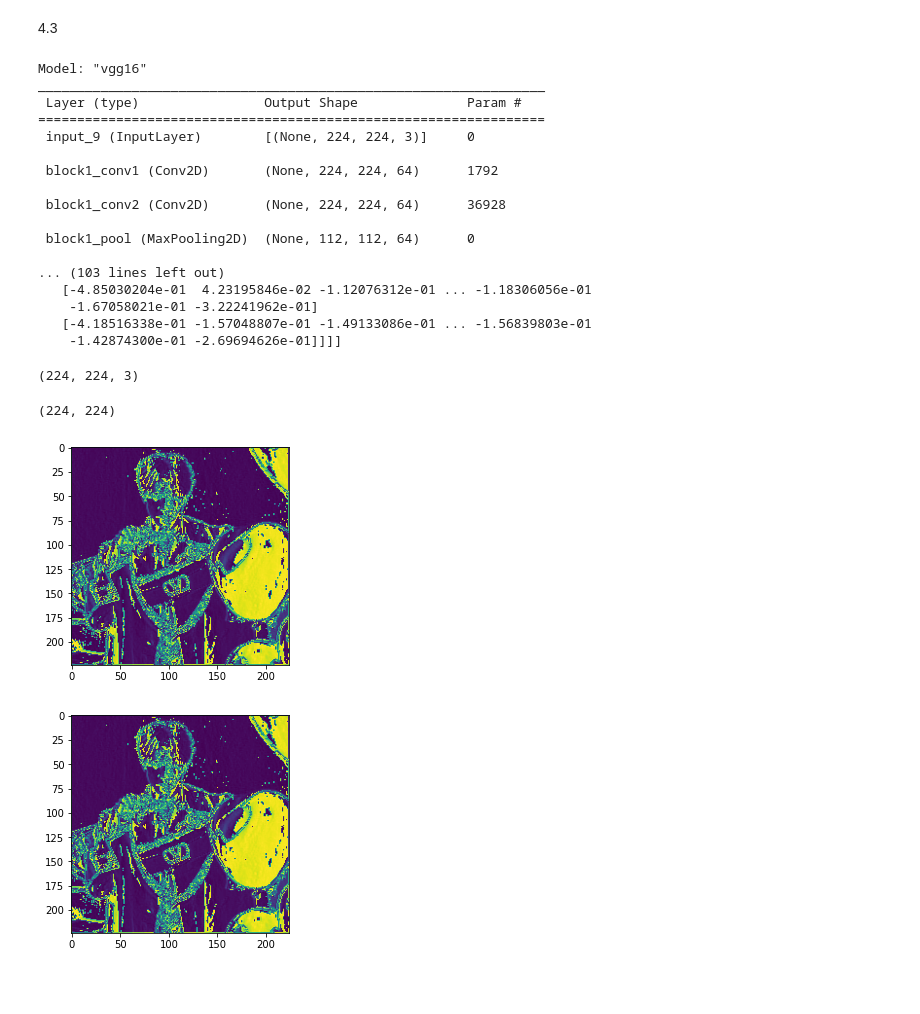
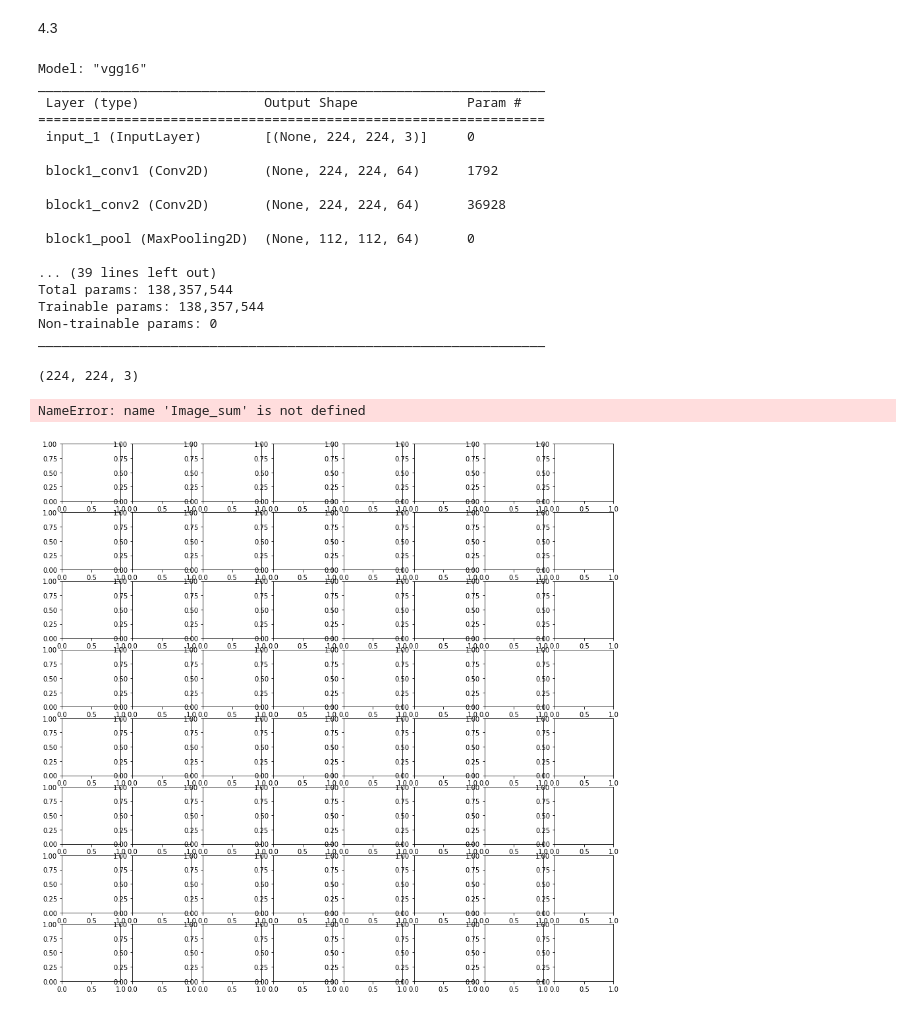
Before and after one commit to nathamon24/image-processing, a Jupyter notebook: Activity/Activity#4/kp/Lab4.3.ipynb, the cells around one changed output. Drawn from its saved outputs; the diff is of its cells as text; code cells hidden in the pictures; blank space fills up the shorter version.

```diff
--- a/Activity/Activity#4/kp/Lab4.3.ipynb
+++ b/Activity/Activity#4/kp/Lab4.3.ipynb
@@ -46,13 +51,12 @@ plt.imshow(img)
 model = VGG16()
 kernels, biases = model.layers[1].get_weights()
 model.summary()
-print(kernels)
 # %% [output]
 Model: "vgg16"
 _________________________________________________________________
  Layer (type)                Output Shape              Param #
 =================================================================
- input_9 (InputLayer)        [(None, 224, 224, 3)]     0
+ input_1 (InputLayer)        [(None, 224, 224, 3)]     0
 
  block1_conv1 (Conv2D)       (None, 224, 224, 64)      1792
 
@@ -60,34 +64,38 @@ _________________________________________________________________
 
  block1_pool (MaxPooling2D)  (None, 112, 112, 64)      0
 
-... (103 lines left out)
-   [-4.85030204e-01  4.23195846e-02 -1.12076312e-01 ... -1.18306056e-01
-    -1.67058021e-01 -3.22241962e-01]
-   [-4.18516338e-01 -1.57048807e-01 -1.49133086e-01 ... -1.56839803e-01
-    -1.42874300e-01 -2.69694626e-01]]]]
+... (39 lines left out)
+Total params: 138,357,544
+Trainable params: 138,357,544
+Non-trainable params: 0
+_________________________________________________________________
+# %%
+def relu(img):
+    height,weigth = img.shape
+    for i in range(height):
+        for j in range(weigth):
+            if img[i][j] < 0:
+                img[i][j] = 0
+    return img
 # %%
-Img_result = np.copy(img)
+Img_result = np.copy(img[0,:,:,:])
+fig, ax = plt.subplots(8, 8, figsize=(15,15))
+fig.patch.set_facecolor('white')
+col = 0
+row = 0
 for j in range(64):
     for i in range(3):
-        Img_result[: , :, i] = signal.convolve2d( img[ : , : , i], kernels[: , : , i, j] , mode='same',boundary='fill', fillvalue=0)
+        Img_result[: , :, i] = signal.convolve2d( img[ 0,: , : , i], kernels[: , : , i, j] , mode='same',boundary='fill', fillvalue=0)
+    Image_sum = Img_result[ : , : , 0] + Img_result[ : , : , 1] + Img_result[ : , : , 2]
+    Image_sum = relu(Image_sum)
+    if(col==8):
+        row += 1
+        col = 0
+    ax[row,col].imshow(Image_sum,cmap="jet")
+    col +=1
+
 print(Img_result.shape)
 # %% [output]
 (224, 224, 3)
+NameError: name 'Image_sum' is not defined
+[figure, added]
-# %%
-Image_sum = Img_result[ : , : , 0] + Img_result[ : , : , 1] + Img_result[ : , : , 2]
-print(Image_sum.shape)
-plt.imshow(Image_sum)
-plt.show()
-# %% [output]
-(224, 224)
-[figure, removed]
-# %%
-height,weigth = Image_sum.shape
-for i in range(height):
-    for j in range(weigth):
-        if Image_sum[i][j] < 0:
-            Image_sum[i][j] = 0
-plt.imshow(Image_sum)
-plt.show()
-# %% [output]
-[figure, removed]
```
Also changed, not shown: parts of 5 cells of this notebook, 4 other files.
